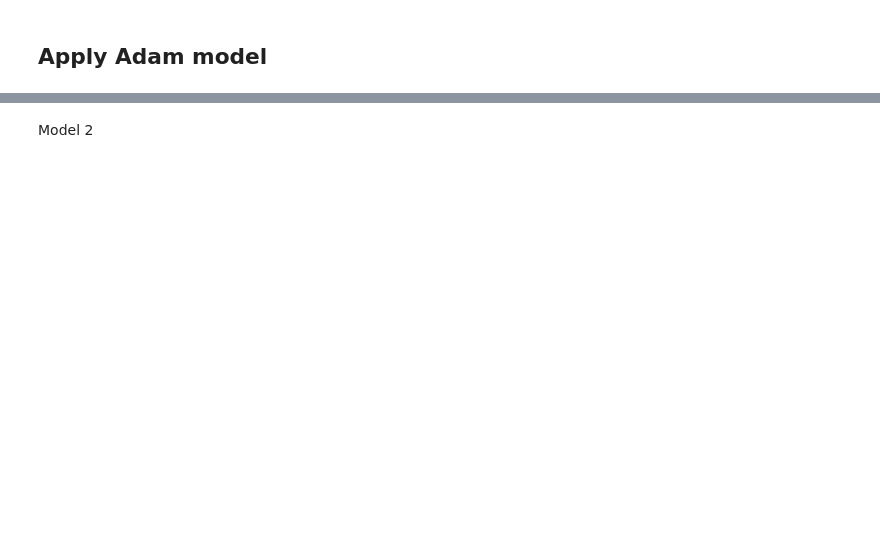
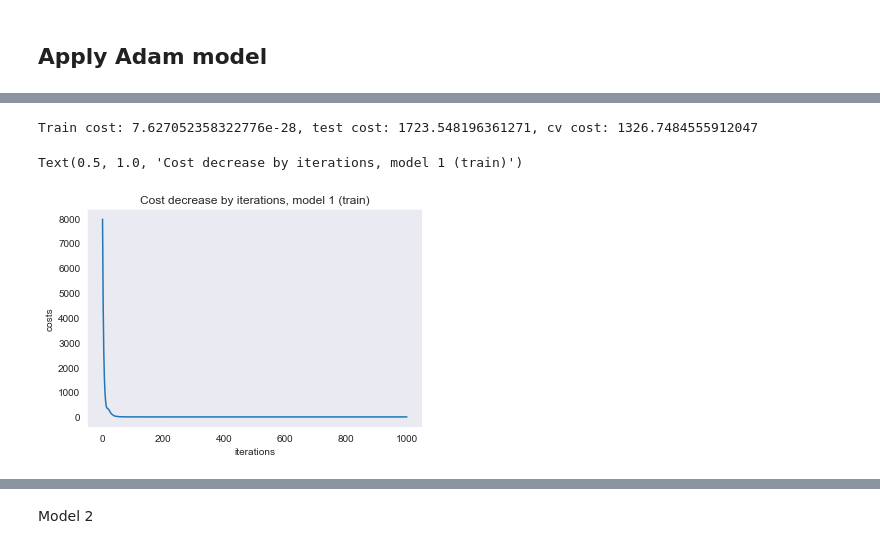
Before and after one commit to LinddM/eml-lab7, a Jupyter notebook: Lab7.ipynb, the cells around one changed output, grey strips where cells are left out. Cells and saved outputs as stored; diff of their text form; code cells hidden in the pictures; blank space fills up the shorter version.

```diff
--- a/Lab7.ipynb
+++ b/Lab7.ipynb
@@ -88,0 +89,4 @@ print(y.shape)
+# %%
+# build X dataframe (ratings of users by movie)
+equis = df.pivot_table(index='tmdbId', columns='userId', values='rating', fill_value=0)
+equis.head(3)
@@ -108,0 +119,4 @@ Model 1
+# %%
+# 70% train, 15% test, 15% cv
+X_train, X_test, X_cv = x[0:5238], x[5239:6360], x[6361:7482]
+y_train, y_test, y_cv = y[0:5238], y[5239:6360], y[6361:7482]
@@ -109,2 +127,2 @@ Model 1
 # %%
-X_f, T_f, values, jac_norms = assets.adam(y_train, X_train, theta_0, assets.cost, assets.gradient)
+X_f, T_f, cost1 = assets.adam(y_train, X_train, theta_0, assets.cost, assets.gradient)
@@ -113,0 +129,15 @@ UFuncTypeError: Cannot cast ufunc 'subtract' output from dtype('float64') to dty
+# %%
+# costs
+cost_train = cost1[-1]
+test_cost = assets.cost(y_test, X_test, T_f)
+cv_cost = assets.cost(y_cv, X_cv, T_f)
+
+print(f'Train cost: {cost_train}, test cost: {test_cost}, cv cost: {cv_cost}')
+# %% [output]
+Train cost: 7.627052358322776e-28, test cost: 1723.548196361271, cv cost: 1326.7484555912047
+# %%
+data = pd.DataFrame({'costs': cost1, 'iterations': np.arange(len(cost1))})
+sns.lineplot(data=data, x="iterations", y="costs").set_title('Cost decrease by iterations, model 1 (train)')
+# %% [output]
+Text(0.5, 1.0, 'Cost decrease by iterations, model 1 (train)')
+[figure, added]
```
Also changed, not shown: parts of 34 cells of this notebook, 3 other files.
